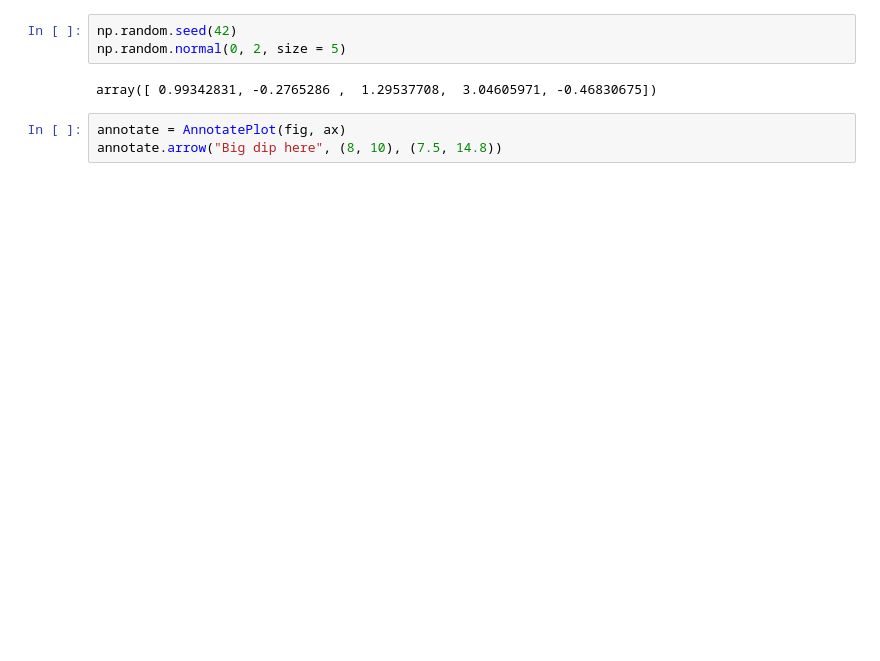
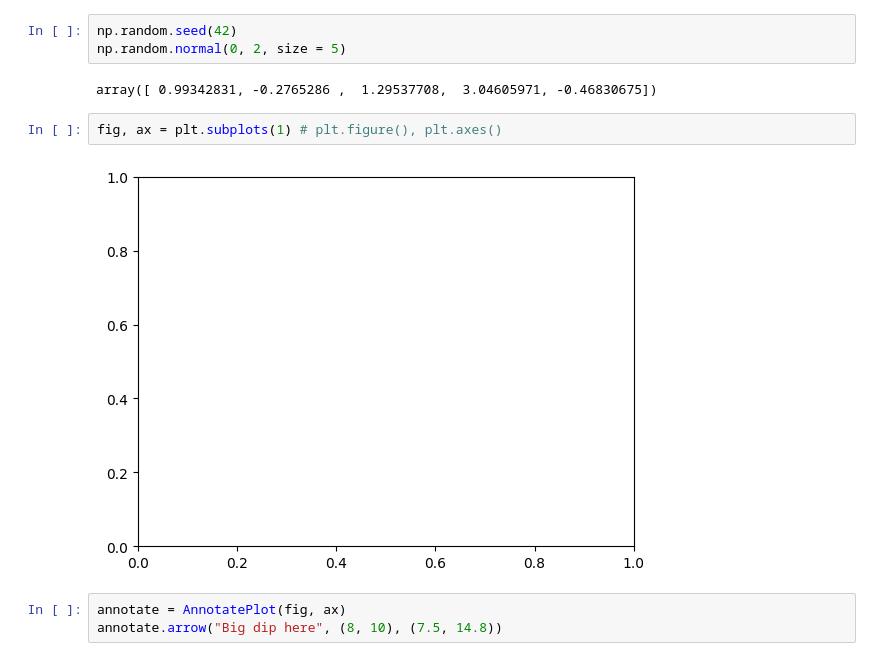
Before and after one commit to Db-Lau/python_code_along_DE25, a Jupyter notebook: exercises/exercise6/ex6_3.ipynb, the cells around one changed output. Saved outputs shown, nothing was run; the diff lists cells and outputs as text; blank space fills up the shorter version.

```diff
--- a/exercises/exercise6/ex6_3.ipynb
+++ b/exercises/exercise6/ex6_3.ipynb
@@ -26,6 +27,10 @@ np.random.seed(42)
 np.random.normal(0, 2, size = 5)
 # %% [output]
 array([ 0.99342831, -0.2765286 ,  1.29537708,  3.04605971, -0.46830675])
+# %%
+fig, ax = plt.subplots(1) # plt.figure(), plt.axes()
+# %% [output]
+[figure, added]
 # %%
 annotate = AnnotatePlot(fig, ax)
 annotate.arrow("Big dip here", (8, 10), (7.5, 14.8))
```
Also changed, not shown: parts of 1 cell of this notebook.
